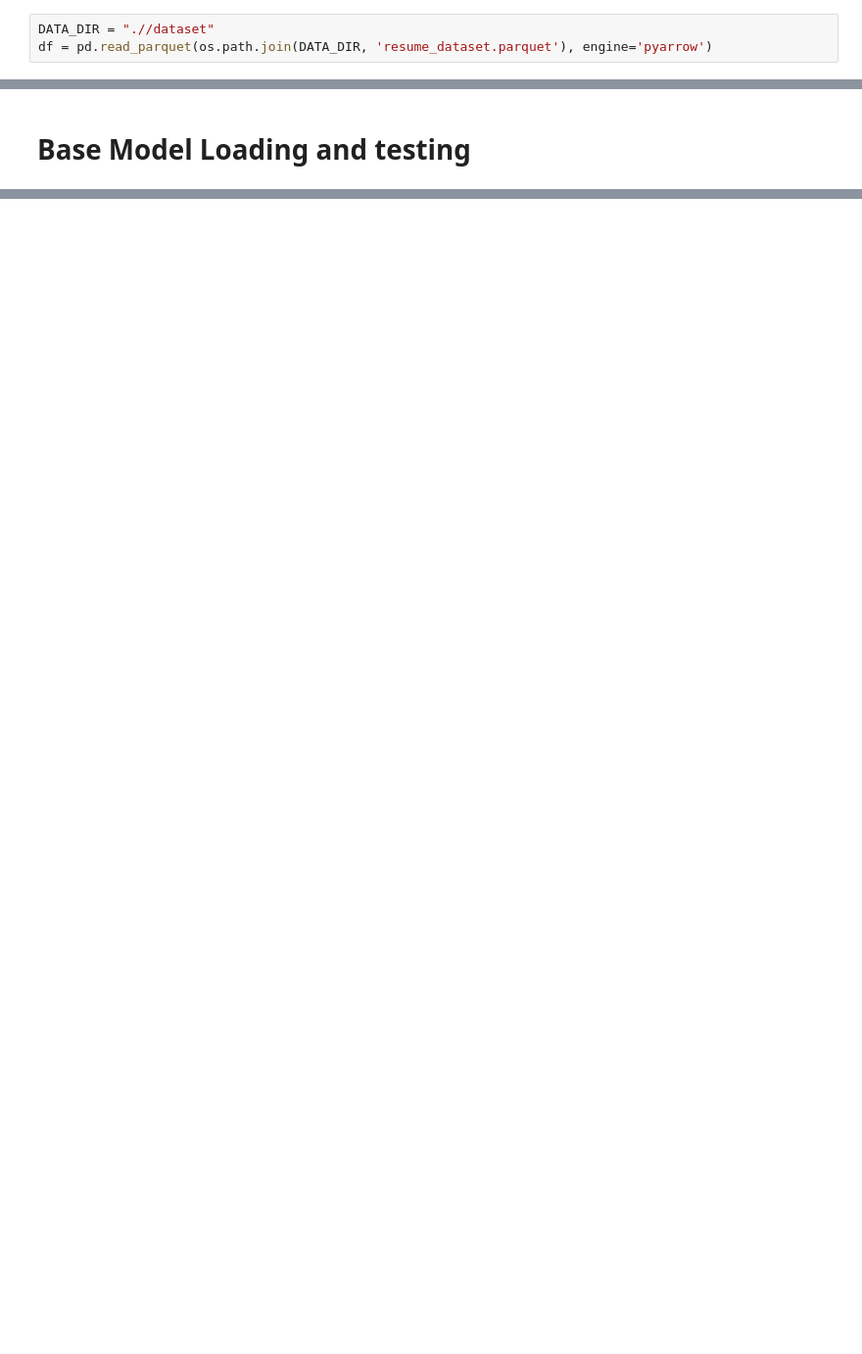
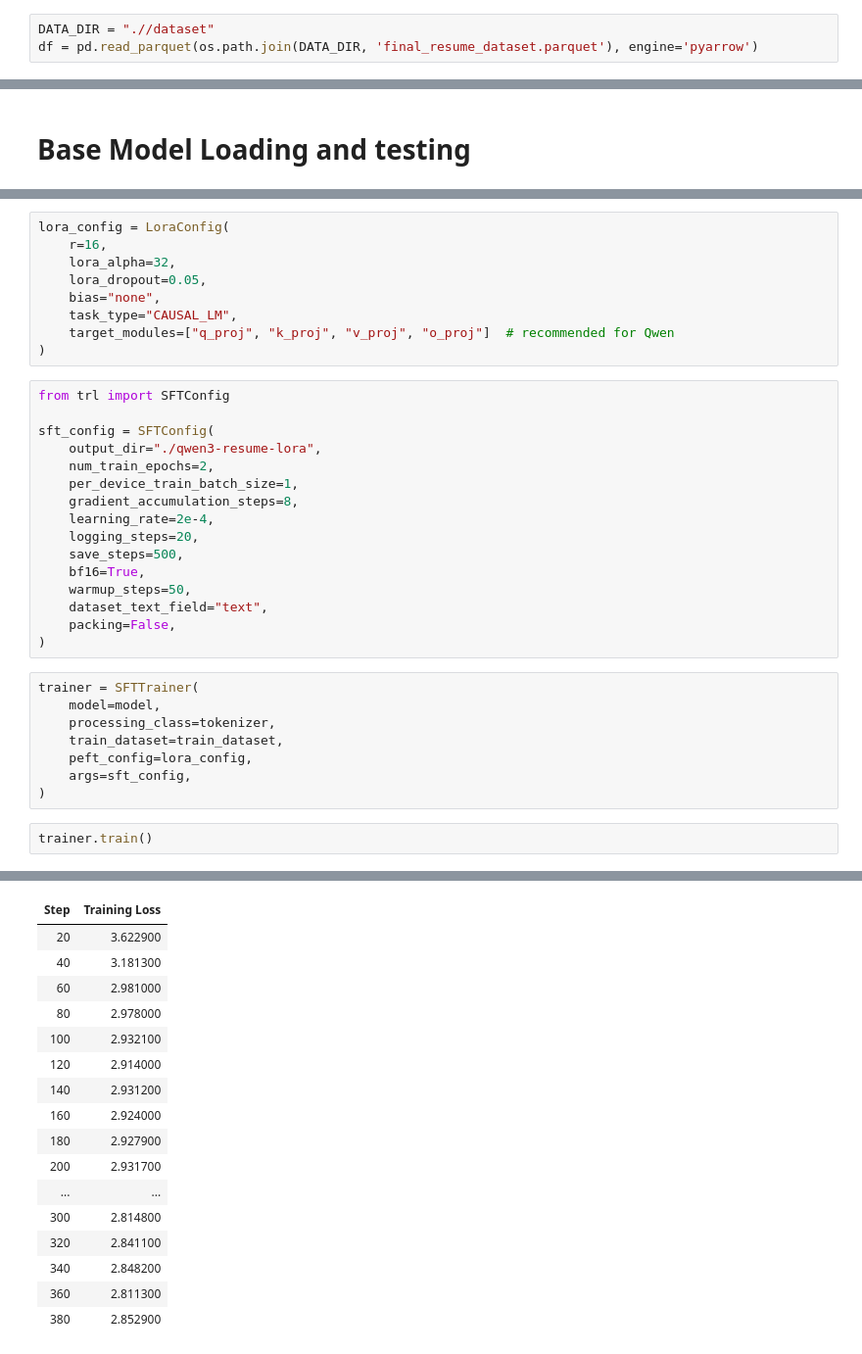
Before and after one commit to vaishnavbusha/Resume-Optimizer-QLoRA-Fine-tuned, a Jupyter notebook: final_project.ipynb, the cells around one changed output, grey strips where cells are left out. Shown at 98% size. Saved outputs shown, nothing was run; the diff lists cells and outputs as text; blank space fills up the shorter version.

```diff
--- a/final_project.ipynb
+++ b/final_project.ipynb
@@ -1708,4 +1715,4 @@ df = pd.read_parquet(os.path.join(DATA_DIR, 'resume_dataset.parquet'), engine='p
 # Making train.jsonl for finetuning
 # %%
 DATA_DIR = ".//dataset"
-df = pd.read_parquet(os.path.join(DATA_DIR, 'resume_dataset.parquet'), engine='pyarrow')
+df = pd.read_parquet(os.path.join(DATA_DIR, 'final_resume_dataset.parquet'), engine='pyarrow')
@@ -1809,0 +1956,36 @@ Content saved to 'generated_resume.txt'
+# %%
+lora_config = LoraConfig(
+    r=16,
+    lora_alpha=32,
+    lora_dropout=0.05,
+    bias="none",
+    task_type="CAUSAL_LM",
+    target_modules=["q_proj", "k_proj", "v_proj", "o_proj"]  # recommended for Qwen
+)
+# %%
+from trl import SFTConfig
+
+sft_config = SFTConfig(
+    output_dir="./qwen3-resume-lora",
+    num_train_epochs=2,
+    per_device_train_batch_size=1,
+    gradient_accumulation_steps=8,
+    learning_rate=2e-4,
+    logging_steps=20,
+    save_steps=500,
+    bf16=True,
+    warmup_steps=50,
+    dataset_text_field="text",
+    packing=False,
+)
+# %%
+trainer = SFTTrainer(
+    model=model,
+    processing_class=tokenizer,
+    train_dataset=train_dataset,
+    peft_config=lora_config,
+    args=sft_config,
+)
+# %%
+trainer.train()
+# %% [output]
@@ -1809,0 +1994,17 @@ Content saved to 'generated_resume.txt'
+| Step | Training Loss |
+| 20 | 3.622900 |
+| 40 | 3.181300 |
+| 60 | 2.981000 |
+| 80 | 2.978000 |
+| 100 | 2.932100 |
+| 120 | 2.914000 |
+| 140 | 2.931200 |
+| 160 | 2.924000 |
+| 180 | 2.927900 |
+| 200 | 2.931700 |
+| ... | ... |
+| 300 | 2.814800 |
+| 320 | 2.841100 |
+| 340 | 2.848200 |
+| 360 | 2.811300 |
+| 380 | 2.852900 |
```
Also changed, not shown: parts of 23 cells of this notebook, 9 other files.
